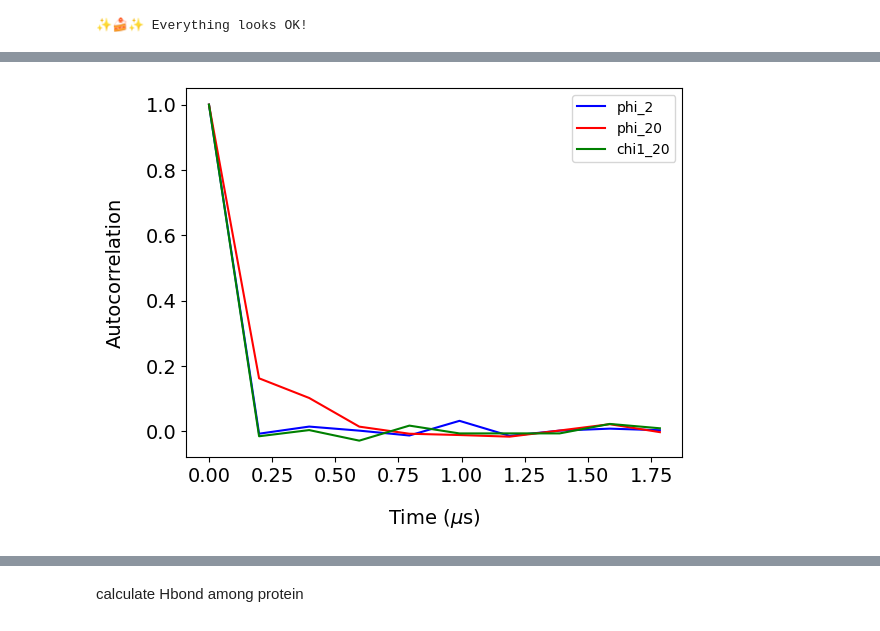
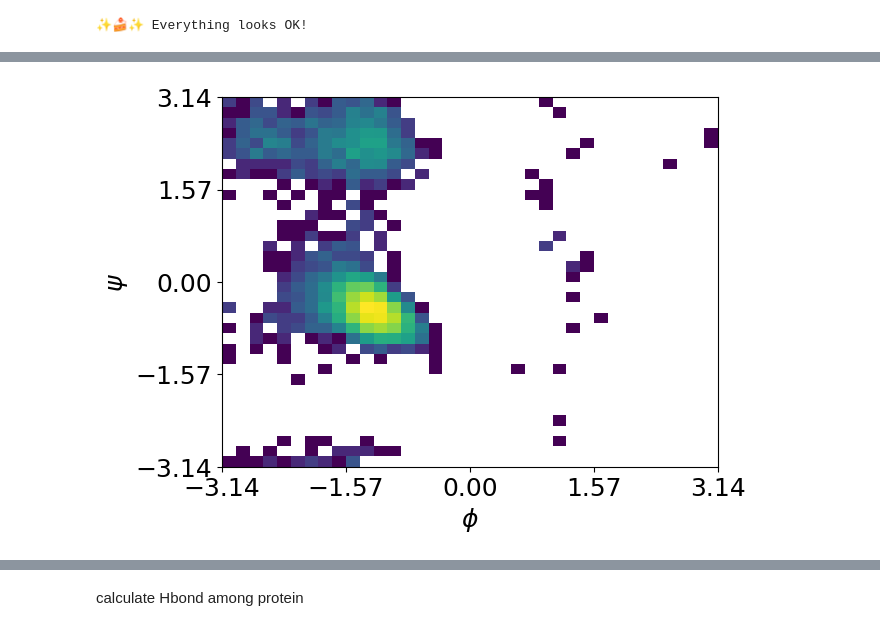
Before and after one commit to RuiqingW20/MDanalysis-on-peptides-, a Jupyter notebook: villin_analysis.ipynb, the cells around one changed output, grey strips where cells are left out. Cells and saved outputs as stored; diff of their text form; code cells hidden in the pictures.

```diff
--- a/villin_analysis.ipynb
+++ b/villin_analysis.ipynb
@@ -260,6 +246,6 @@ sequence
 # %%
 def plot_phipsi(res):
- plt.hist2d(dihedral_dict['phi'][res],dihedral_dict['psi'][res],bins=36,range=[[-3.14,3.14],[-3.14,3.14]], norm=colors.LogNorm(),cmap='jet')
+ plt.hist2d(dihedral_dict['phi'][res],dihedral_dict['psi'][res],bins=36,range=[[-3.14,3.14],[-3.14,3.14]], norm=colors.LogNorm(),cmap='viridis')
  plt.xlabel('$\phi$', size=18)
  plt.ylabel('$\psi$', size=18)
  plt.xticks([-3.14,-3.14/2,0,3.14/2,3.14],fontsize=35)
@@ -278,7 +264,7 @@ def plot_chi(res):
      plt.show()
      plt.clf()
     if res in dihedral_dict['chi2']:
-     plt.hist2d(dihedral_dict['chi1'][res],dihedral_dict['chi2'][res],bins=36,range=[[-3.14,3.14],[-3.14,3.14]], norm=colors.LogNorm(),cmap='jet')
+     plt.hist2d(dihedral_dict['chi1'][res],dihedral_dict['chi2'][res],bins=36,range=[[-3.14,3.14],[-3.14,3.14]], norm=colors.LogNorm(),cmap='viridis')
      plt.xlabel('$\chi_1$', size=18)
      plt.ylabel('$\chi_2$', size=18)
      plt.xticks([-3.14,-3.14/2,0,3.14/2,3.14],fontsize=35)
@@ -286,33 +272,7 @@ def plot_chi(res):
      plt.tick_params(labelsize=18)
      plt.show()
     return
-# %%
-def autocorr1(x,lags):
-    '''numpy.corrcoef, partial'''
-    corr=[1. if l==0 else np.corrcoef(x[l:],x[:-l])[0][1] for l in lags]
-    return np.array(corr)
-
-#time in microseconds
-time=np.linspace(0,1000,trj.n_frames)
-
-
-lags=range(10)
-#C1C2bondlength[:,0]
-phi2_acf=autocorr1(dihedral_dict['phi'][2],lags)
-phi20_acf=autocorr1(dihedral_dict['phi'][20],lags)
-chi20_acf=autocorr1(dihedral_dict['chi1'][20],lags)
-
-plt.plot(time[lags],phi2_acf,color='b',label='phi_2')
-plt.plot(time[lags],phi20_acf,color='r',label='phi_20')
-plt.plot(time[lags],chi20_acf,color='g',label='chi1_20')
-
-plt.legend()
-plt.xlabel("Time ($\mu$s)", size=14, labelpad=15)
-plt.ylabel("Autocorrelation", size=14, labelpad=15)
-plt.xticks(fontsize=14)
-plt.yticks(fontsize=14)
-plt.xticks(size='14')
-plt.yticks(size='14')
-plt.show()
-# %% [output]
-[figure, removed]
+# %%
+plot_phipsi(45)
+# %% [output]
+[figure, added]
```
Also changed, not shown: parts of 37 cells of this notebook.
